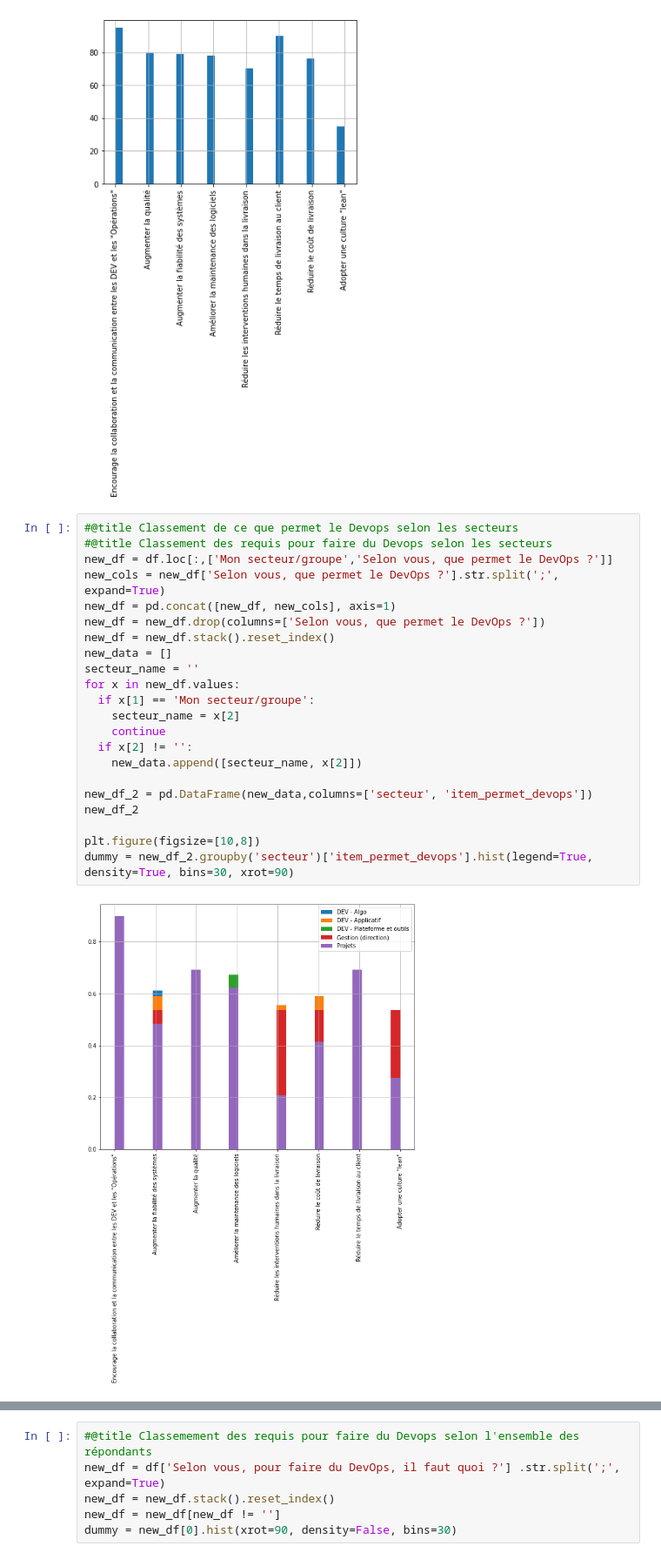
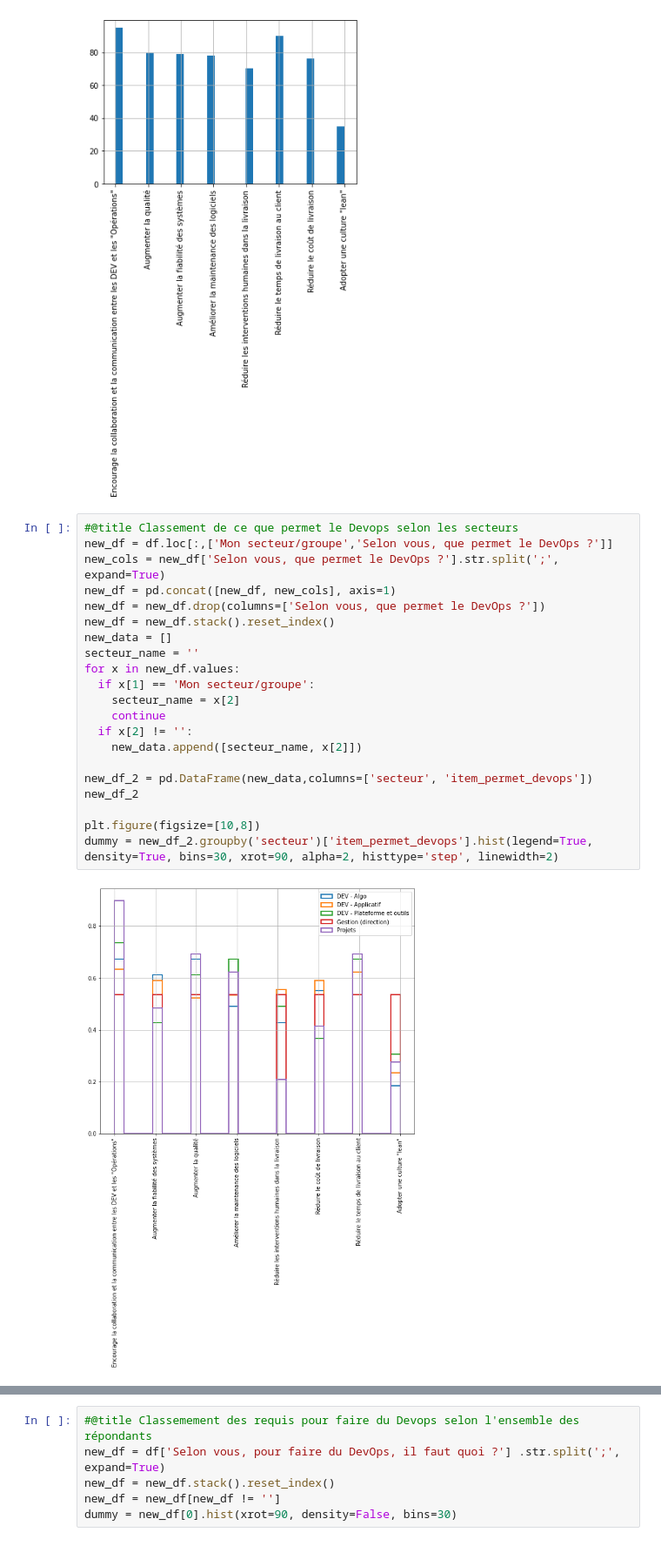
Before and after one commit to delemarchand2020/testColab, a Jupyter notebook: AnalyseSondageDevops.ipynb, the cells around one changed output, grey strips where cells are left out. Shown: that part at 87% size. Drawn from its saved outputs; the diff is of its cells as text.

```diff
--- a/AnalyseSondageDevops.ipynb
+++ b/AnalyseSondageDevops.ipynb
@@ -60,25 +60,24 @@ dummy = new_df[0].hist(xrot=90, density=False, bins=30)
 [figure]
 # %%
 #@title Classement de ce que permet le Devops selon les secteurs
-#@title Classement des requis pour faire du Devops selon les secteurs
 new_df = df.loc[:,['Mon secteur/groupe','Selon vous, que permet le DevOps ?']]
 new_cols = new_df['Selon vous, que permet le DevOps ?'].str.split(';', expand=True)
 new_df = pd.concat([new_df, new_cols], axis=1)
 new_df = new_df.drop(columns=['Selon vous, que permet le DevOps ?'])
 new_df = new_df.stack().reset_index()
 new_data = []
 secteur_name = ''
 for x in new_df.values:
   if x[1] == 'Mon secteur/groupe':
     secteur_name = x[2]
     continue
   if x[2] != '':
     new_data.append([secteur_name, x[2]])
 
 new_df_2 = pd.DataFrame(new_data,columns=['secteur', 'item_permet_devops'])
 new_df_2
 
 plt.figure(figsize=[10,8])
-dummy = new_df_2.groupby('secteur')['item_permet_devops'].hist(legend=True, density=True, bins=30, xrot=90)
+dummy = new_df_2.groupby('secteur')['item_permet_devops'].hist(legend=True, density=True, bins=30, xrot=90, alpha=2, histtype='step', linewidth=2)
 # %% [output]
-[figure, old version]
+[figure, new version]
```
Also changed, not shown: parts of 2 cells of this notebook.
